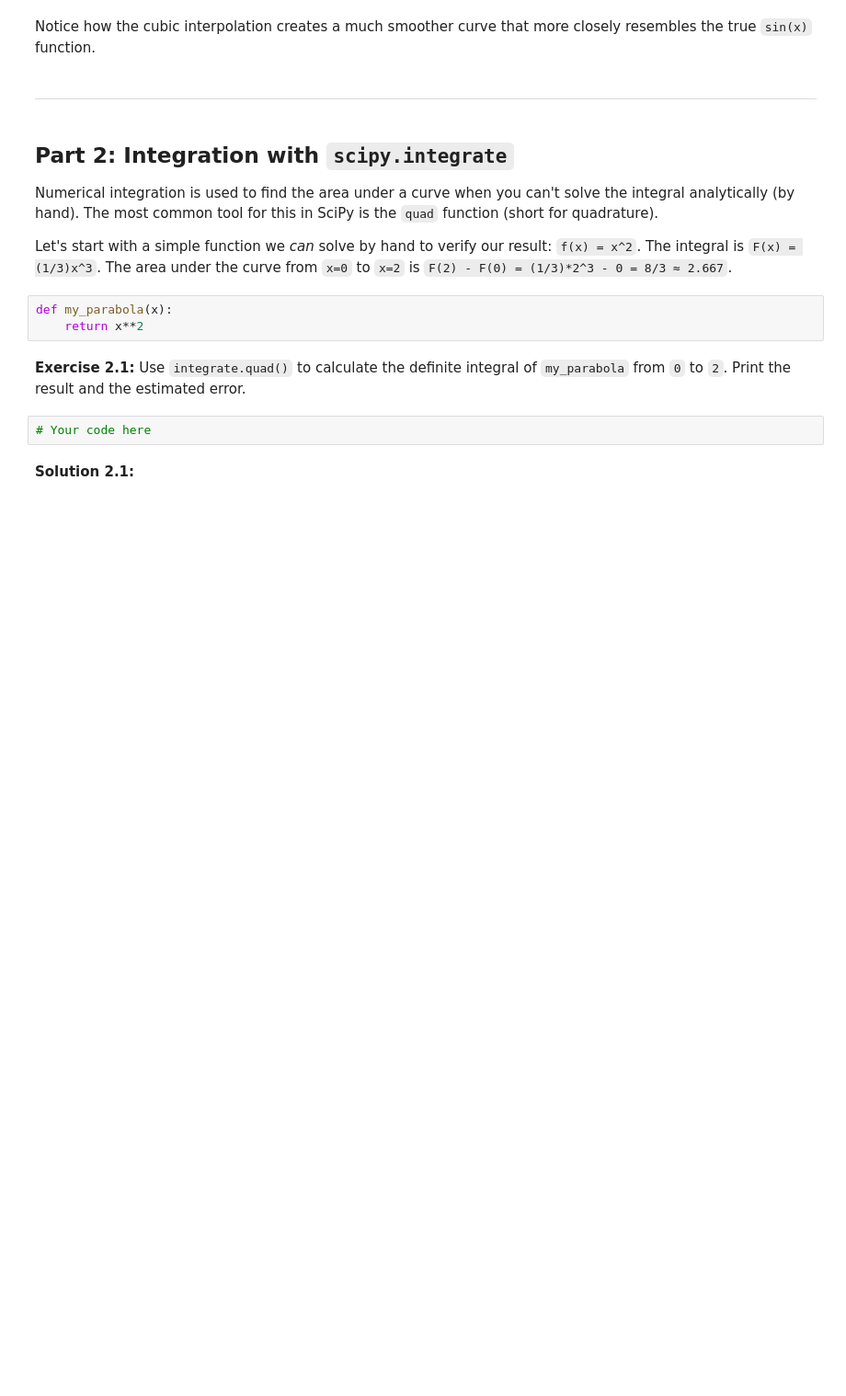
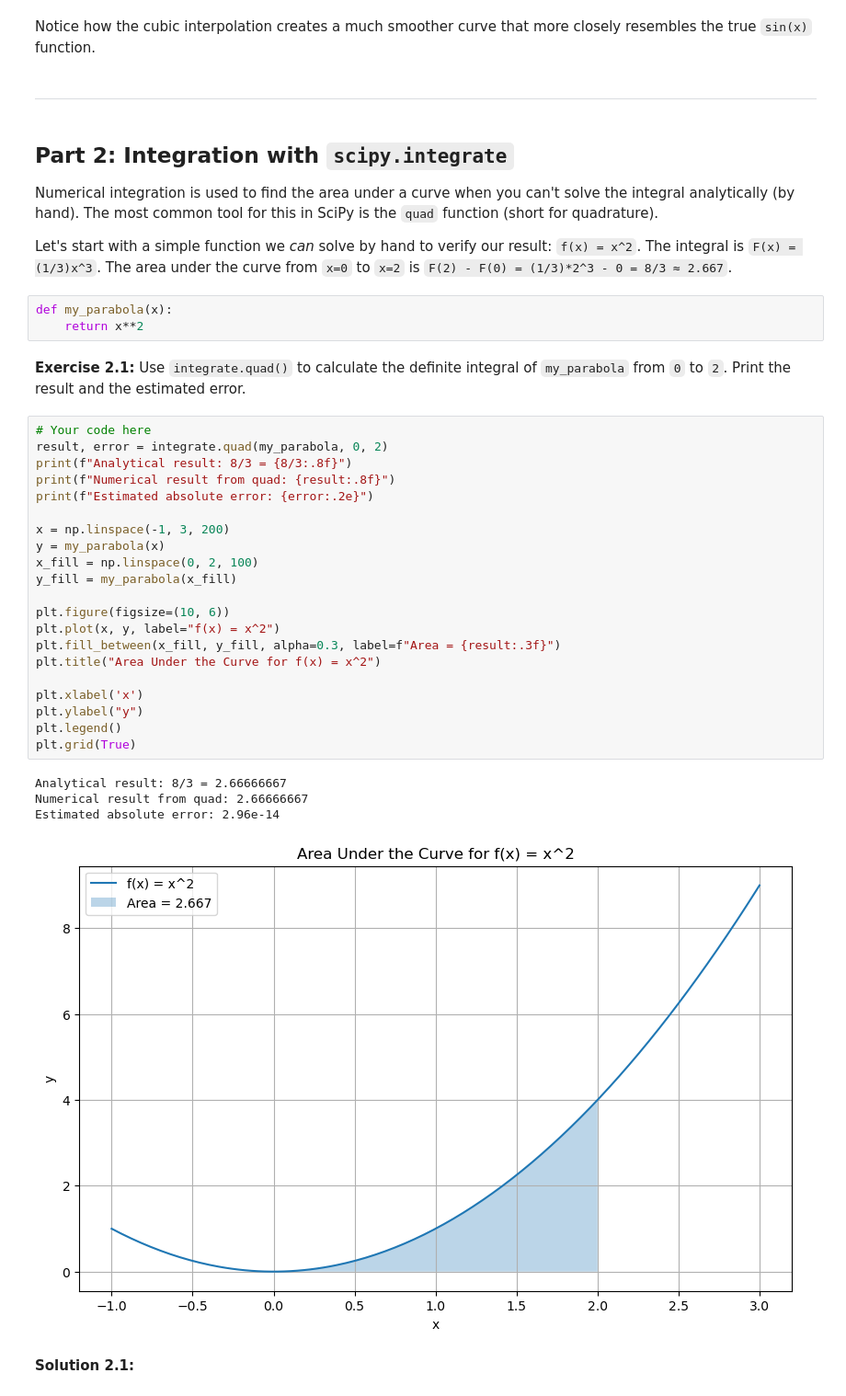
Before and after one commit to rksfn/scipy, a Jupyter notebook: week2_advanced_topics_and_scientific_computing/day11_scipy_4_interploation_and_integration.ipynb, the cells around one changed output. Shown at 92% size. Cells and saved outputs as stored; diff of their text form; blank space fills up the shorter version.

```diff
--- a/week2_advanced_topics_and_scientific_computing/day11_scipy_4_interploation_and_integration.ipynb
+++ b/week2_advanced_topics_and_scientific_computing/day11_scipy_4_interploation_and_integration.ipynb
@@ -105,8 +148,32 @@ def my_parabola(x):
     return x**2
 # %% [markdown]
 **Exercise 2.1:** Use `integrate.quad()` to calculate the definite integral of `my_parabola` from `0` to `2`. Print the result and the estimated error.
-# %%
-# Your code here
+# %%
+# Your code here
+result, error = integrate.quad(my_parabola, 0, 2)
+print(f"Analytical result: 8/3 = {8/3:.8f}")
+print(f"Numerical result from quad: {result:.8f}")
+print(f"Estimated absolute error: {error:.2e}")
+
+x = np.linspace(-1, 3, 200)
+y = my_parabola(x)
+x_fill = np.linspace(0, 2, 100)
+y_fill = my_parabola(x_fill)
+
+plt.figure(figsize=(10, 6))
+plt.plot(x, y, label="f(x) = x^2")
+plt.fill_between(x_fill, y_fill, alpha=0.3, label=f"Area = {result:.3f}")
+plt.title("Area Under the Curve for f(x) = x^2")
+
+plt.xlabel('x')
+plt.ylabel("y")
+plt.legend()
+plt.grid(True)
+# %% [output]
+Analytical result: 8/3 = 2.66666667
+Numerical result from quad: 2.66666667
+Estimated absolute error: 2.96e-14
+[figure, added]
 # %% [markdown]
 **Solution 2.1:**
 # %%
```
Also changed, not shown: parts of 10 cells of this notebook.
